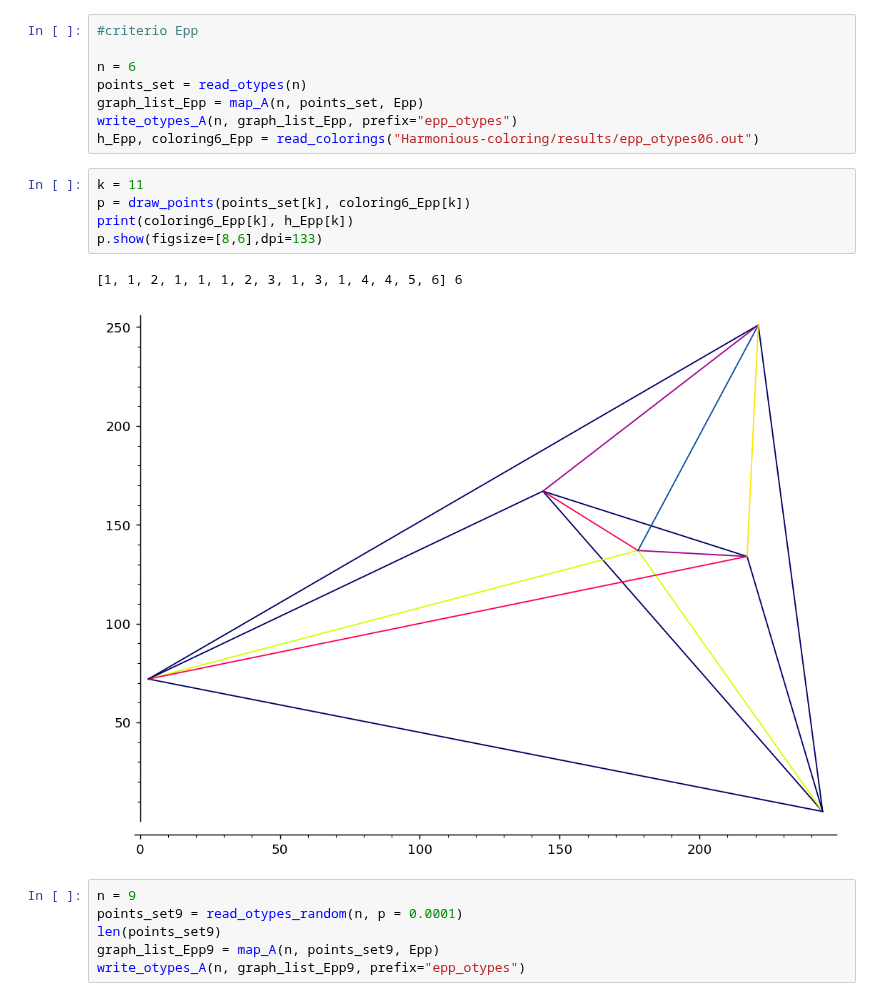
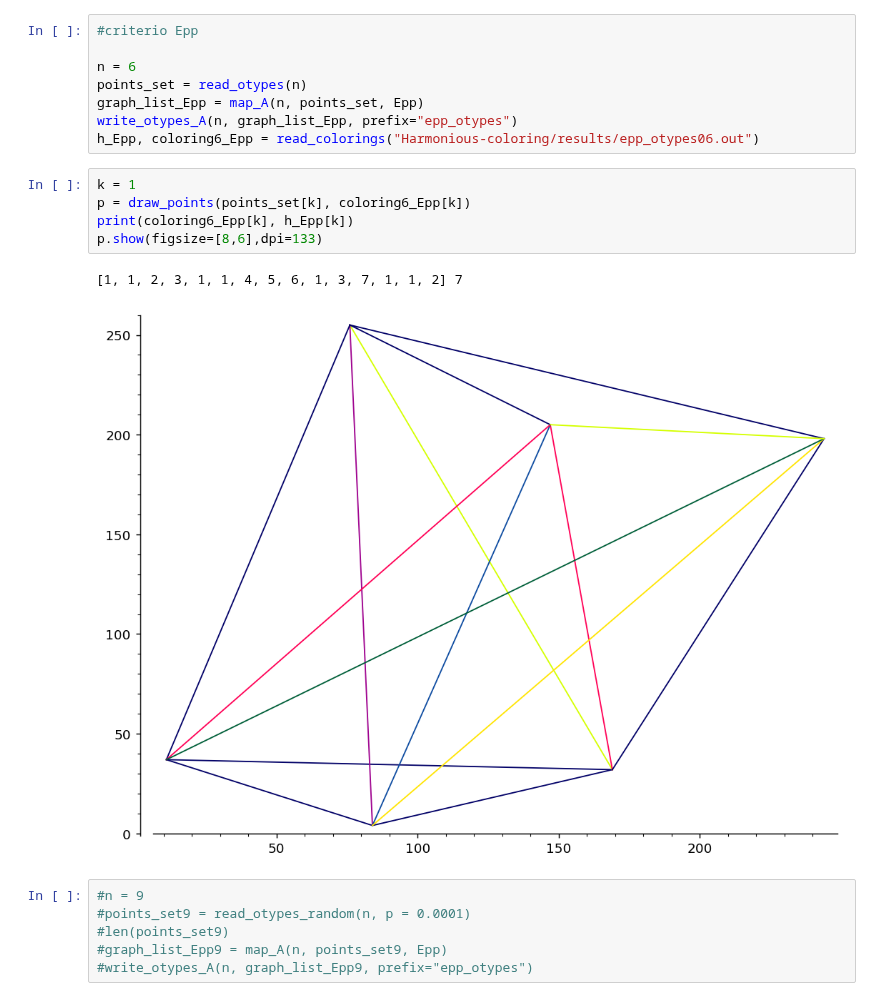
Before and after one commit to moeru1/geometric-colorings, a Jupyter notebook: Untitled.ipynb, the cells around one changed output. Saved outputs shown, nothing was run; the diff lists cells and outputs as text.

```diff
--- a/Untitled.ipynb
+++ b/Untitled.ipynb
@@ -577,16 +577,16 @@ graph_list_Epp = map_A(n, points_set, Epp)
 write_otypes_A(n, graph_list_Epp, prefix="epp_otypes")
 h_Epp, coloring6_Epp = read_colorings("Harmonious-coloring/results/epp_otypes06.out")
 # %%
-k = 11
+k = 1
 p = draw_points(points_set[k], coloring6_Epp[k])
 print(coloring6_Epp[k], h_Epp[k])
 p.show(figsize=[8,6],dpi=133)
 # %% [output]
-[1, 1, 2, 1, 1, 1, 2, 3, 1, 3, 1, 4, 4, 5, 6] 6
+[1, 1, 2, 3, 1, 1, 4, 5, 6, 1, 3, 7, 1, 1, 2] 7
-[figure, old version]
+[figure, new version]
 # %%
-n = 9
-points_set9 = read_otypes_random(n, p = 0.0001)
-len(points_set9)
-graph_list_Epp9 = map_A(n, points_set9, Epp)
-write_otypes_A(n, graph_list_Epp9, prefix="epp_otypes")
+#n = 9
+#points_set9 = read_otypes_random(n, p = 0.0001)
+#len(points_set9)
+#graph_list_Epp9 = map_A(n, points_set9, Epp)
+#write_otypes_A(n, graph_list_Epp9, prefix="epp_otypes")
```
Also changed, not shown: parts of 6 cells of this notebook, 6 other files.
